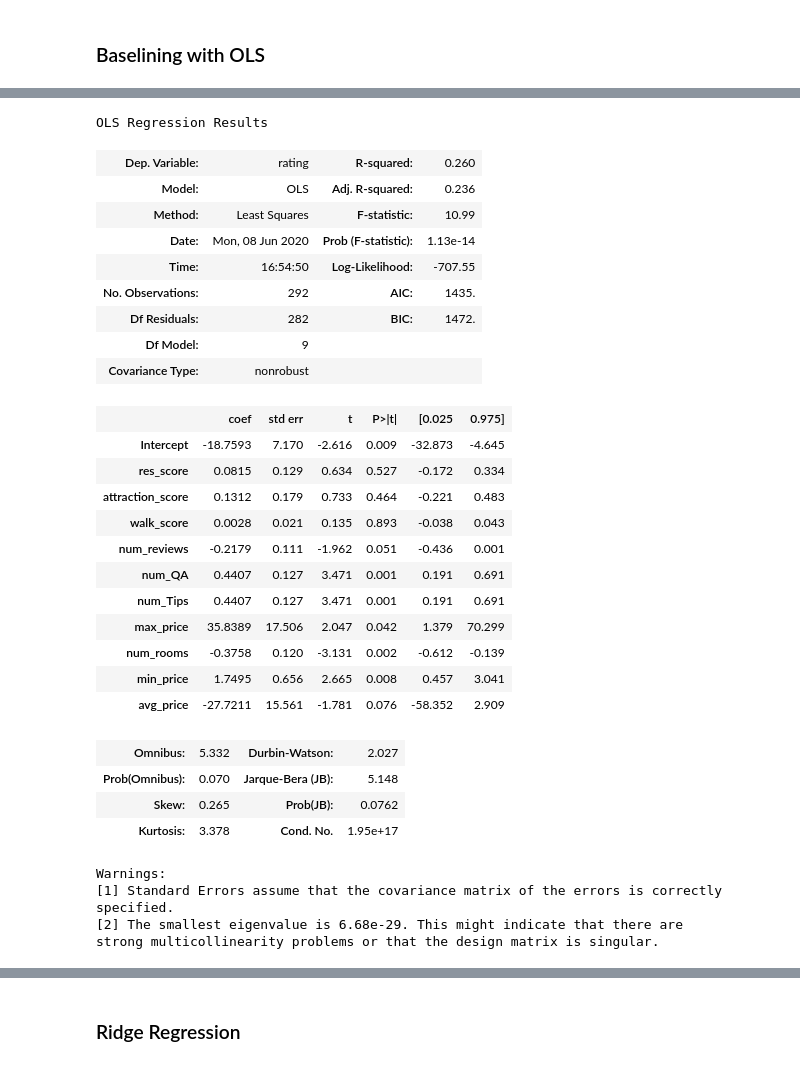
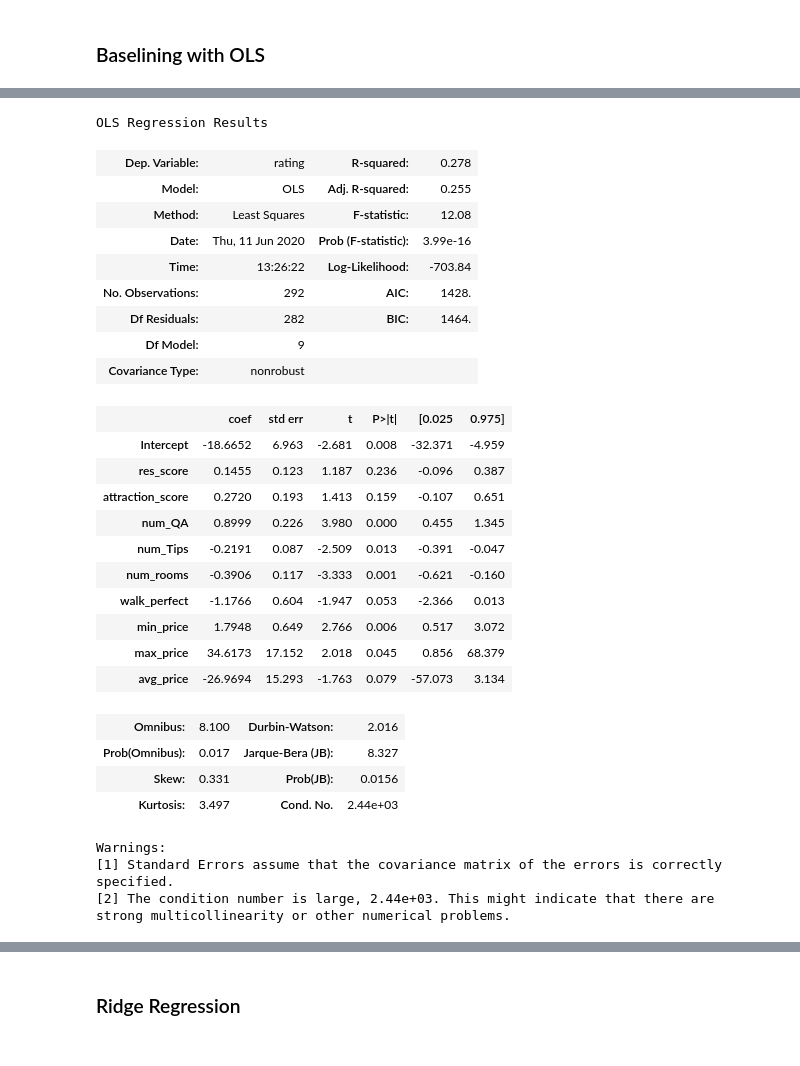
Before and after one commit to linanpy/Hotel-Rating-Predictor, a Jupyter notebook: 04_model.ipynb, the cells around one changed output, grey strips where cells are left out. Cells and saved outputs as stored; diff of their text form; code cells hidden in the pictures.

Commit message:
updated modeling

```diff
--- a/04_model.ipynb
+++ b/04_model.ipynb
@@ -110,15 +97,0 @@ avg_price_t = stats.boxcox(transform)[0]
-# %%
-df['max_price'] = max_price_t
-df['res_score'] = res_score_t
-df['attraction_score'] = attraction_score_t
-df['num_reviews'] = num_reviews_t
-df['num_rooms'] = num_rooms_t
-df['num_QA'] = num_QA_t
-df['num_Tips'] = num_Tips_t
-df['min_price'] = min_price_t
-df['avg_price'] = avg_price_t
-# %%
-#also transforming the rating variable
-transform = np.asarray(df[['rating']].values)
-rating_t = stats.boxcox(transform)[0]
-df['rating'] = rating_t
@@ -219,40 +152,39 @@ strong multicollinearity problems or that the design matrix is singular.
 # %%
-#2nd model - dropping highest p-values res_score
-lm2 = smf.ols('rating ~ res_score + attraction_score + walk_score + num_reviews + num_QA+num_Tips + max_price + num_rooms + num_reviews + min_price + max_price + avg_price', data=df)
+#2nd model - dropping highest p-values: num_reviews - adjusted R^2 improved
+lm2 = smf.ols('rating ~  res_score + attraction_score + num_QA + num_Tips + num_rooms + walk_perfect + min_price + max_price + avg_price', data=df)
 
 # Fit the model
 fit2 = lm2.fit()
 
 # Print summary statistics of the model's performance
 fit2.summary()
 # %% [output]
 OLS Regression Results
-| Dep. Variable: | rating | R-squared: | 0.260 |
-| Model: | OLS | Adj. R-squared: | 0.236 |
-| Method: | Least Squares | F-statistic: | 10.99 |
-| Date: | Mon, 08 Jun 2020 | Prob (F-statistic): | 1.13e-14 |
-| Time: | 16:54:50 | Log-Likelihood: | -707.55 |
-| No. Observations: | 292 | AIC: | 1435. |
-| Df Residuals: | 282 | BIC: | 1472. |
+| Dep. Variable: | rating | R-squared: | 0.278 |
+| Model: | OLS | Adj. R-squared: | 0.255 |
+| Method: | Least Squares | F-statistic: | 12.08 |
+| Date: | Thu, 11 Jun 2020 | Prob (F-statistic): | 3.99e-16 |
+| Time: | 13:26:22 | Log-Likelihood: | -703.84 |
+| No. Observations: | 292 | AIC: | 1428. |
+| Df Residuals: | 282 | BIC: | 1464. |
 | Df Model: | 9 |  |  |
 | Covariance Type: | nonrobust |  |  |
 |  | coef | std err | t | P>|t| | [0.025 | 0.975] |
-| Intercept | -18.7593 | 7.170 | -2.616 | 0.009 | -32.873 | -4.645 |
-| res_score | 0.0815 | 0.129 | 0.634 | 0.527 | -0.172 | 0.334 |
-| attraction_score | 0.1312 | 0.179 | 0.733 | 0.464 | -0.221 | 0.483 |
-| walk_score | 0.0028 | 0.021 | 0.135 | 0.893 | -0.038 | 0.043 |
-| num_reviews | -0.2179 | 0.111 | -1.962 | 0.051 | -0.436 | 0.001 |
-| num_QA | 0.4407 | 0.127 | 3.471 | 0.001 | 0.191 | 0.691 |
-| num_Tips | 0.4407 | 0.127 | 3.471 | 0.001 | 0.191 | 0.691 |
-| max_price | 35.8389 | 17.506 | 2.047 | 0.042 | 1.379 | 70.299 |
-| num_rooms | -0.3758 | 0.120 | -3.131 | 0.002 | -0.612 | -0.139 |
-| min_price | 1.7495 | 0.656 | 2.665 | 0.008 | 0.457 | 3.041 |
-| avg_price | -27.7211 | 15.561 | -1.781 | 0.076 | -58.352 | 2.909 |
+| Intercept | -18.6652 | 6.963 | -2.681 | 0.008 | -32.371 | -4.959 |
+| res_score | 0.1455 | 0.123 | 1.187 | 0.236 | -0.096 | 0.387 |
+| attraction_score | 0.2720 | 0.193 | 1.413 | 0.159 | -0.107 | 0.651 |
+| num_QA | 0.8999 | 0.226 | 3.980 | 0.000 | 0.455 | 1.345 |
+| num_Tips | -0.2191 | 0.087 | -2.509 | 0.013 | -0.391 | -0.047 |
+| num_rooms | -0.3906 | 0.117 | -3.333 | 0.001 | -0.621 | -0.160 |
+| walk_perfect | -1.1766 | 0.604 | -1.947 | 0.053 | -2.366 | 0.013 |
+| min_price | 1.7948 | 0.649 | 2.766 | 0.006 | 0.517 | 3.072 |
+| max_price | 34.6173 | 17.152 | 2.018 | 0.045 | 0.856 | 68.379 |
+| avg_price | -26.9694 | 15.293 | -1.763 | 0.079 | -57.073 | 3.134 |
-| Omnibus: | 5.332 | Durbin-Watson: | 2.027 |
-| Prob(Omnibus): | 0.070 | Jarque-Bera (JB): | 5.148 |
-| Skew: | 0.265 | Prob(JB): | 0.0762 |
-| Kurtosis: | 3.378 | Cond. No. | 1.95e+17 |
+| Omnibus: | 8.100 | Durbin-Watson: | 2.016 |
+| Prob(Omnibus): | 0.017 | Jarque-Bera (JB): | 8.327 |
+| Skew: | 0.331 | Prob(JB): | 0.0156 |
+| Kurtosis: | 3.497 | Cond. No. | 2.44e+03 |
 Warnings:
 [1] Standard Errors assume that the covariance matrix of the errors is correctly specified.
-[2] The smallest eigenvalue is 6.68e-29. This might indicate that there are
-strong multicollinearity problems or that the design matrix is singular.
+[2] The condition number is large, 2.44e+03. This might indicate that there are
+strong multicollinearity or other numerical problems.
```
Also changed, not shown: parts of 62 cells of this notebook, 2 other files.
